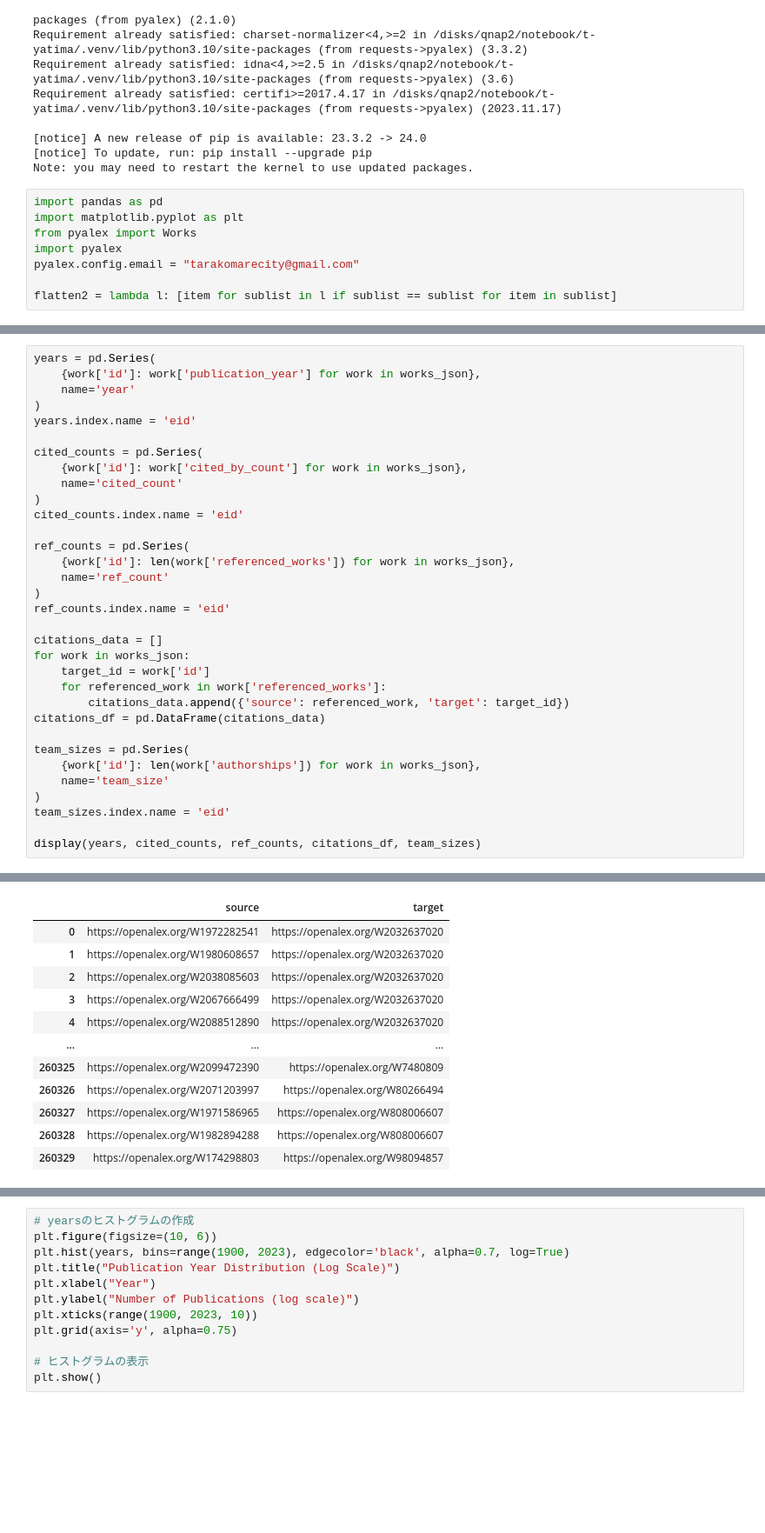
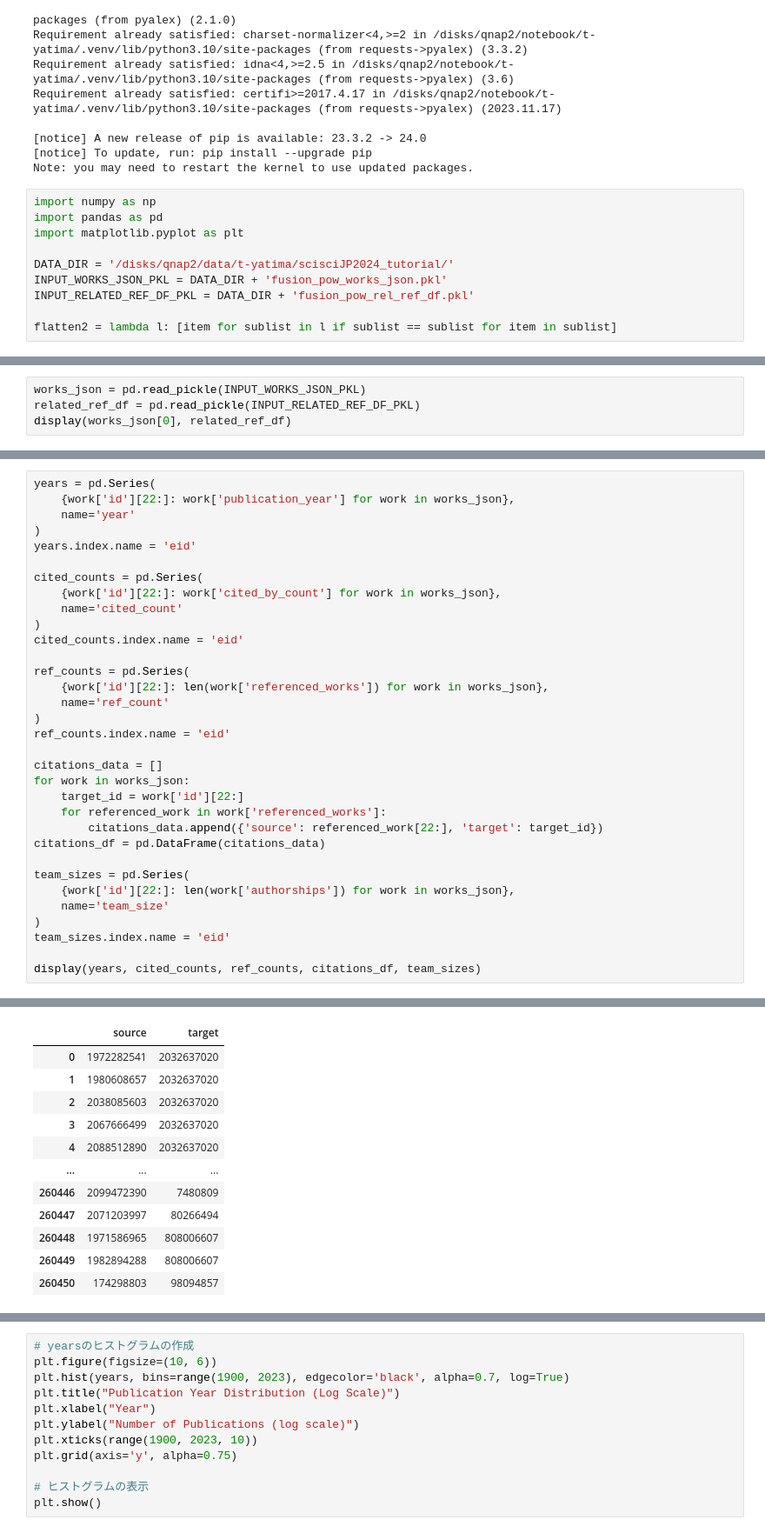
Before and after one commit to ScisciJP/tutorial_jp, a Jupyter notebook: 3-Disruptiveness copy.ipynb, the cells around one changed output, grey strips where cells are left out. Shown at 87% size. Saved outputs shown, nothing was run; the diff lists cells and outputs as text; blank space fills up the shorter version.

```diff
--- a/3-Disruptiveness copy.ipynb
+++ b/3-Disruptiveness copy.ipynb
@@ -12,10 +12,12 @@ Requirement already satisfied: certifi>=2017.4.17 in /disks/qnap2/notebook/t-yat
 [notice] To update, run: pip install --upgrade pip
 Note: you may need to restart the kernel to use updated packages.
 # %%
+import numpy as np
 import pandas as pd
 import matplotlib.pyplot as plt
-from pyalex import Works
-import pyalex
-pyalex.config.email = "tarakomarecity@gmail.com"
+
+DATA_DIR = '/disks/qnap2/data/t-yatima/scisciJP2024_tutorial/'
+INPUT_WORKS_JSON_PKL = DATA_DIR + 'fusion_pow_works_json.pkl'
+INPUT_RELATED_REF_DF_PKL = DATA_DIR + 'fusion_pow_rel_ref_df.pkl'
 
 flatten2 = lambda l: [item for sublist in l if sublist == sublist for item in sublist]
@@ -49,0 +24,4 @@ for page in pager:
+# %%
+works_json = pd.read_pickle(INPUT_WORKS_JSON_PKL)
+related_ref_df = pd.read_pickle(INPUT_RELATED_REF_DF_PKL)
+display(works_json[0], related_ref_df)
@@ -50,31 +59,31 @@ for page in pager:
 # %%
 years = pd.Series(
-    {work['id']: work['publication_year'] for work in works_json},
+    {work['id'][22:]: work['publication_year'] for work in works_json},
     name='year'
 )
 years.index.name = 'eid'
 
 cited_counts = pd.Series(
-    {work['id']: work['cited_by_count'] for work in works_json},
+    {work['id'][22:]: work['cited_by_count'] for work in works_json},
     name='cited_count'
 )
 cited_counts.index.name = 'eid'
 
 ref_counts = pd.Series(
-    {work['id']: len(work['referenced_works']) for work in works_json},
+    {work['id'][22:]: len(work['referenced_works']) for work in works_json},
     name='ref_count'
 )
 ref_counts.index.name = 'eid'
 
 citations_data = []
 for work in works_json:
-    target_id = work['id']
+    target_id = work['id'][22:]
     for referenced_work in work['referenced_works']:
-        citations_data.append({'source': referenced_work, 'target': target_id})
+        citations_data.append({'source': referenced_work[22:], 'target': target_id})
 citations_df = pd.DataFrame(citations_data)
 
 team_sizes = pd.Series(
-    {work['id']: len(work['authorships']) for work in works_json},
+    {work['id'][22:]: len(work['authorships']) for work in works_json},
     name='team_size'
 )
 team_sizes.index.name = 'eid'
@@ -123,12 +132,12 @@ Name: ref_count, Length: 27433, dtype: int64
 |  | source | target |
-| 0 | https://openalex.org/W1972282541 | https://openalex.org/W2032637020 |
-| 1 | https://openalex.org/W1980608657 | https://openalex.org/W2032637020 |
-| 2 | https://openalex.org/W2038085603 | https://openalex.org/W2032637020 |
-| 3 | https://openalex.org/W2067666499 | https://openalex.org/W2032637020 |
-| 4 | https://openalex.org/W2088512890 | https://openalex.org/W2032637020 |
+| 0 | 1972282541 | 2032637020 |
+| 1 | 1980608657 | 2032637020 |
+| 2 | 2038085603 | 2032637020 |
+| 3 | 2067666499 | 2032637020 |
+| 4 | 2088512890 | 2032637020 |
 | ... | ... | ... |
-| 260325 | https://openalex.org/W2099472390 | https://openalex.org/W7480809 |
-| 260326 | https://openalex.org/W2071203997 | https://openalex.org/W80266494 |
-| 260327 | https://openalex.org/W1971586965 | https://openalex.org/W808006607 |
-| 260328 | https://openalex.org/W1982894288 | https://openalex.org/W808006607 |
-| 260329 | https://openalex.org/W174298803 | https://openalex.org/W98094857 |
+| 260446 | 2099472390 | 7480809 |
+| 260447 | 2071203997 | 80266494 |
+| 260448 | 1971586965 | 808006607 |
+| 260449 | 1982894288 | 808006607 |
+| 260450 | 174298803 | 98094857 |
```
Also changed, not shown: parts of 20 cells of this notebook, 1 other file.
